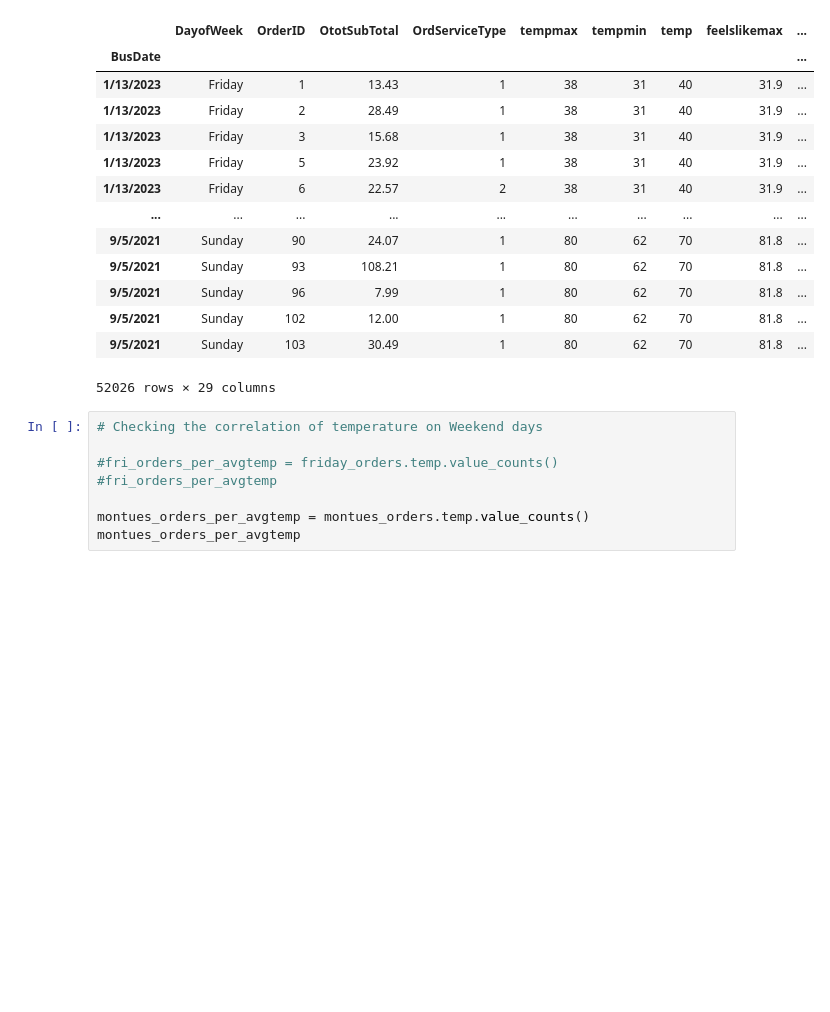
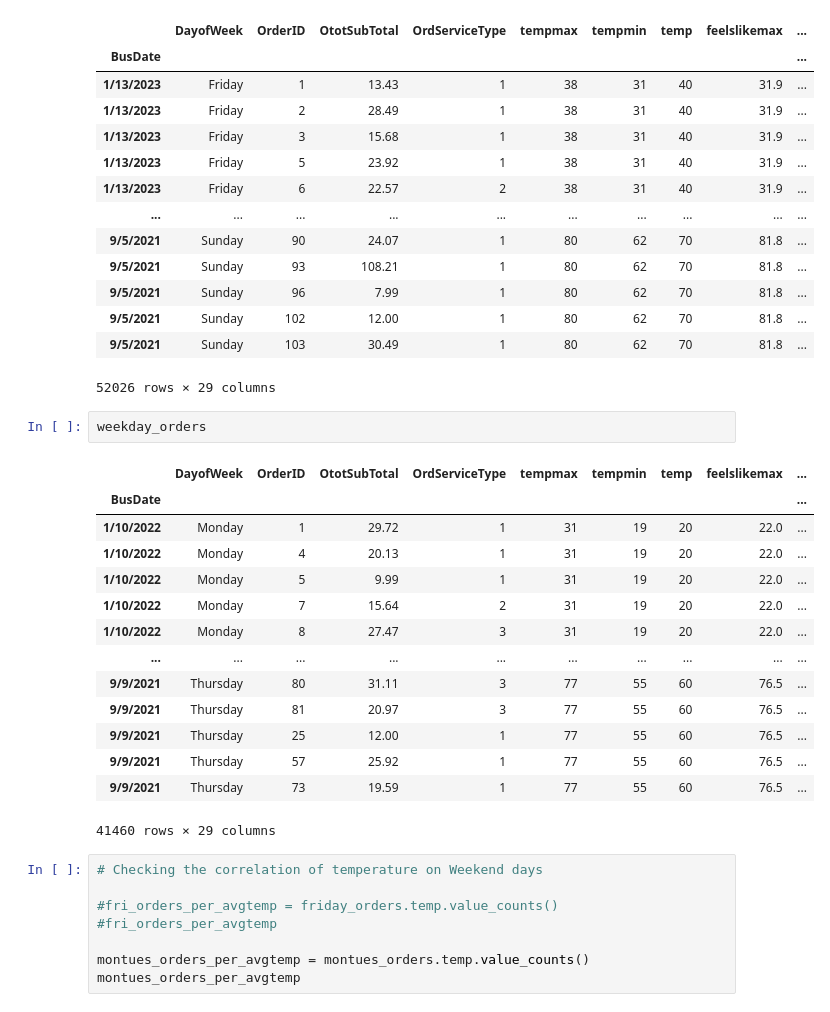
Before and after one commit to robertdfraley/PizzaWeatherPatterns, a Jupyter notebook: PizzaWeatherPattern.ipynb, the cells around one changed output. Saved outputs shown, nothing was run; the diff lists cells and outputs as text; blank space fills up the shorter version.

```diff
--- a/PizzaWeatherPattern.ipynb
+++ b/PizzaWeatherPattern.ipynb
@@ -197,6 +232,23 @@ weekend_orders
 | 9/5/2021 | Sunday | 102 | 12.00 | 1 | 80 | 62 | 70 | 81.8 | ... |
 | 9/5/2021 | Sunday | 103 | 30.49 | 1 | 80 | 62 | 70 | 81.8 | ... |
 52026 rows × 29 columns
+# %%
+weekday_orders
+# %% [output]
+|  | DayofWeek | OrderID | OtotSubTotal | OrdServiceType | tempmax | tempmin | temp | feelslikemax | ... |
+| BusDate |  |  |  |  |  |  |  |  | ... |
+| 1/10/2022 | Monday | 1 | 29.72 | 1 | 31 | 19 | 20 | 22.0 | ... |
+| 1/10/2022 | Monday | 4 | 20.13 | 1 | 31 | 19 | 20 | 22.0 | ... |
+| 1/10/2022 | Monday | 5 | 9.99 | 1 | 31 | 19 | 20 | 22.0 | ... |
+| 1/10/2022 | Monday | 7 | 15.64 | 2 | 31 | 19 | 20 | 22.0 | ... |
+| 1/10/2022 | Monday | 8 | 27.47 | 3 | 31 | 19 | 20 | 22.0 | ... |
+| ... | ... | ... | ... | ... | ... | ... | ... | ... | ... |
+| 9/9/2021 | Thursday | 80 | 31.11 | 3 | 77 | 55 | 60 | 76.5 | ... |
+| 9/9/2021 | Thursday | 81 | 20.97 | 3 | 77 | 55 | 60 | 76.5 | ... |
+| 9/9/2021 | Thursday | 25 | 12.00 | 1 | 77 | 55 | 60 | 76.5 | ... |
+| 9/9/2021 | Thursday | 57 | 25.92 | 1 | 77 | 55 | 60 | 76.5 | ... |
+| 9/9/2021 | Thursday | 73 | 19.59 | 1 | 77 | 55 | 60 | 76.5 | ... |
+41460 rows × 29 columns
 # %%
 # Checking the correlation of temperature on Weekend days
 
```
Also changed, not shown: parts of 9 cells of this notebook, 3 other files.
